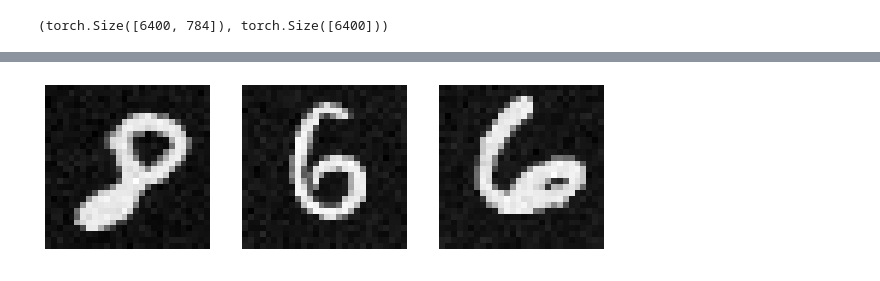
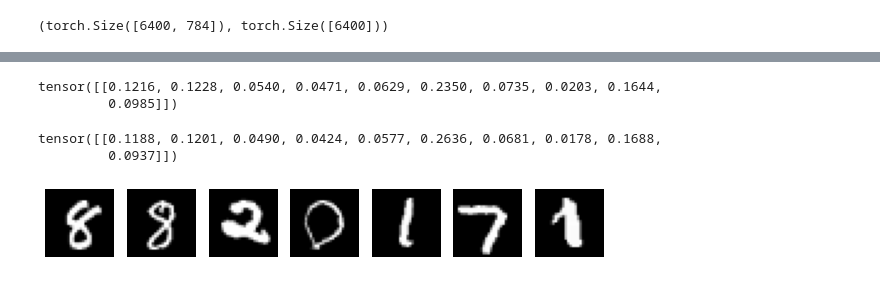
Before and after one commit to seanjaffe1/khopfield, a Jupyter notebook: sandbox.ipynb, the cells around one changed output, grey strips where cells are left out. Saved outputs shown, nothing was run; the diff lists cells and outputs as text; code cells hidden in the pictures.

```diff
--- a/sandbox.ipynb
+++ b/sandbox.ipynb
@@ -55,10 +100,20 @@ def hopfield(Xi, beta, X):
+# %%
+LML(N=1, n_iter = 600)(x)
+# %% [output]
+tensor([[0.1216, 0.1228, 0.0540, 0.0471, 0.0629, 0.2350, 0.0735, 0.0203, 0.1644,
+         0.0985]])
+# %%
+torch.softmax(x, dim=1)
+# %% [output]
+tensor([[0.1188, 0.1201, 0.0490, 0.0424, 0.0577, 0.2636, 0.0681, 0.0178, 0.1688,
+         0.0937]])
 # %%
-X = images[:3] + torch.randn(3, 28**2) * 0.1
+X = images[:7]
 # display X
 fig = plt.figure(figsize=(10, 10))
-for i in range(3):
-    plt.subplot(1, 3, i+1)
+for i in range(7):
+    plt.subplot(1, 7, i+1)
     plt.imshow(X[i].view(28, 28), cmap='gray')
     plt.axis('off')
 # %% [output]
-[figure, old version]
+[figure, new version]
```
Also changed, not shown: parts of 19 cells of this notebook, 5 other files.
